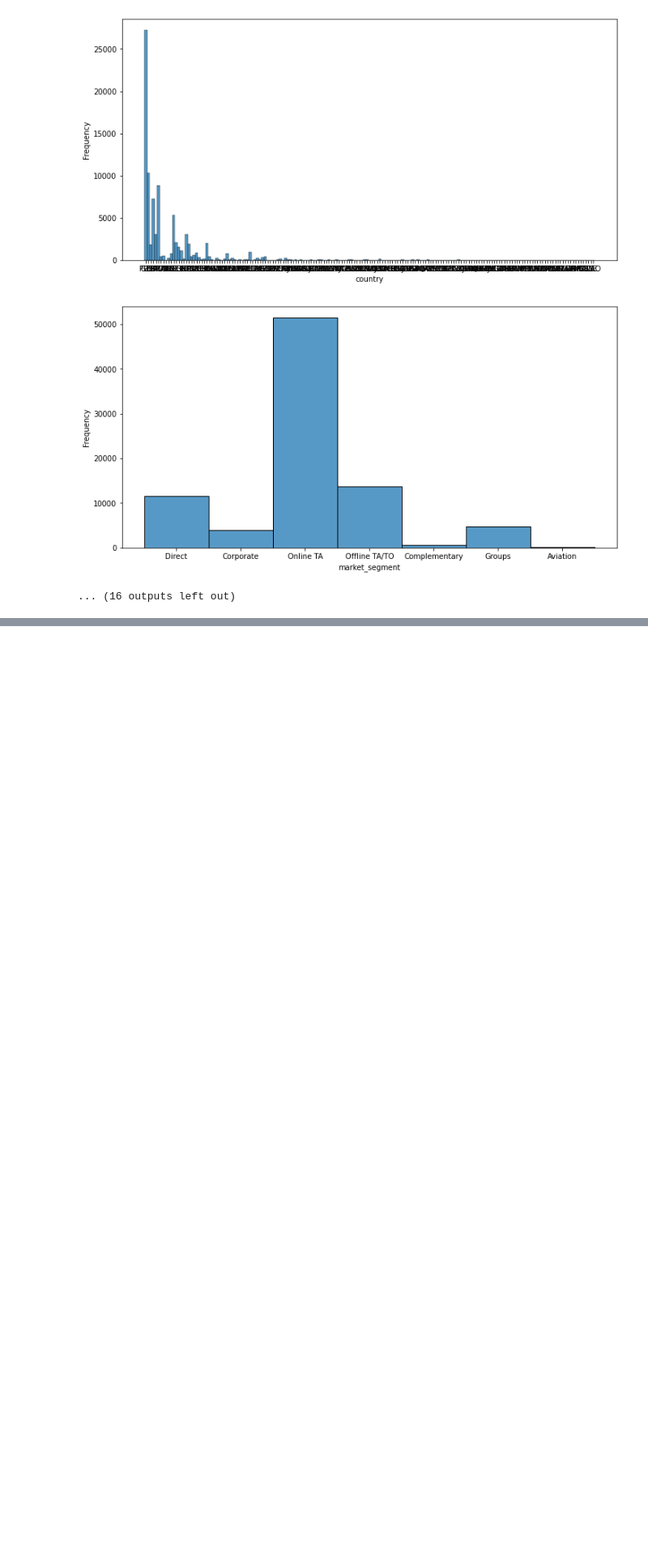
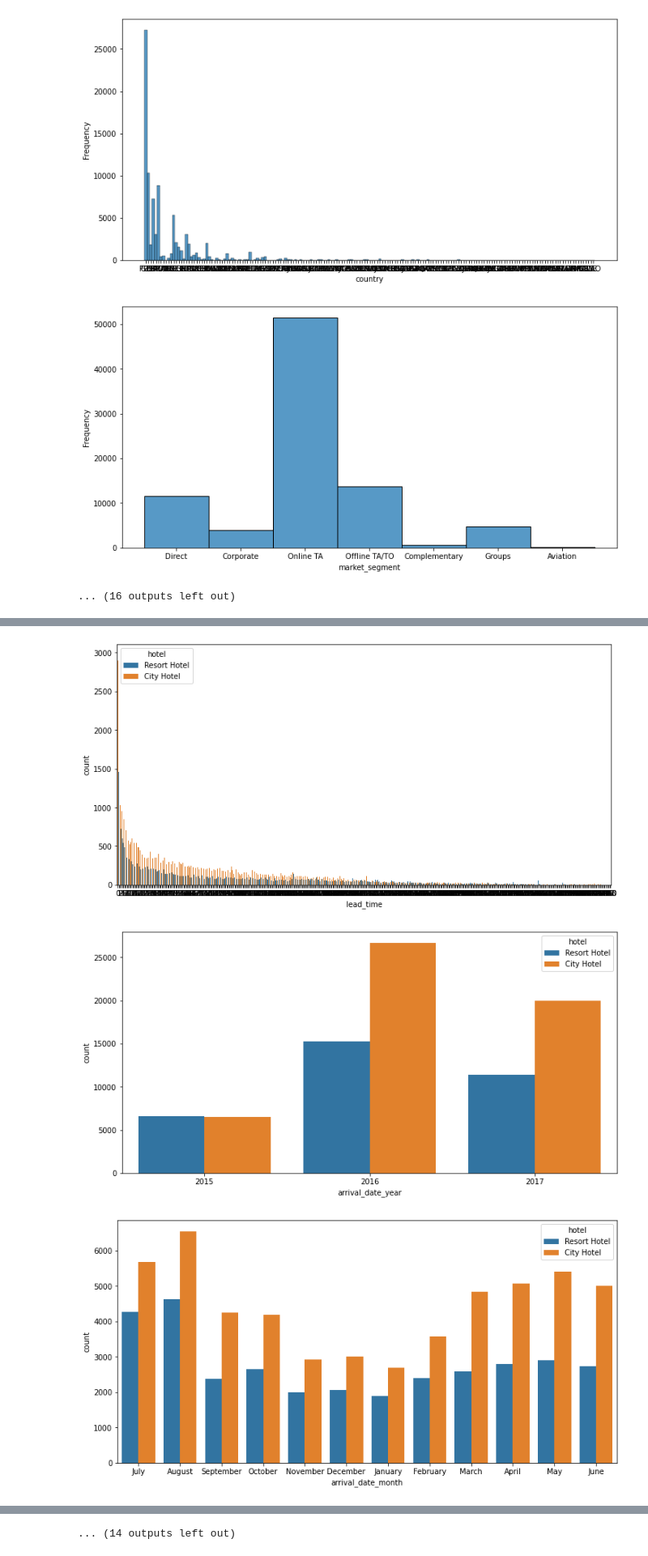
Before and after one commit to hetkothari/Hotel-Booking-Analysis-Capstone-1, a Jupyter notebook: Hotel_Booking_Analysis_Personal_Notebook_.ipynb, the cells around one changed output, grey strips where cells are left out. Shown at 81% size. Cells and saved outputs as stored; diff of their text form; code cells hidden in the pictures; blank space fills up the shorter version.

Commit message:
Bivariate Analysis with respect to hotel type.

```diff
--- a/Hotel_Booking_Analysis_Personal_Notebook_.ipynb
+++ b/Hotel_Booking_Analysis_Personal_Notebook_.ipynb
@@ -301,0 +303,10 @@ plt.show()
+# %%
+for column in df.columns[2:]:
+  fig= plt.figure(figsize=(12,6))
+  ax= fig.gca()
+  sns.countplot(data = df, x= column, hue=df['hotel'], ax= ax,fill=True,)
+plt.show()
+# %% [output]
+[figure, added]
+[figure, added]
+[figure, added]
@@ -301,0 +322 @@ plt.show()
+... (14 outputs left out)
```
Also changed, not shown: parts of 3 cells of this notebook.
